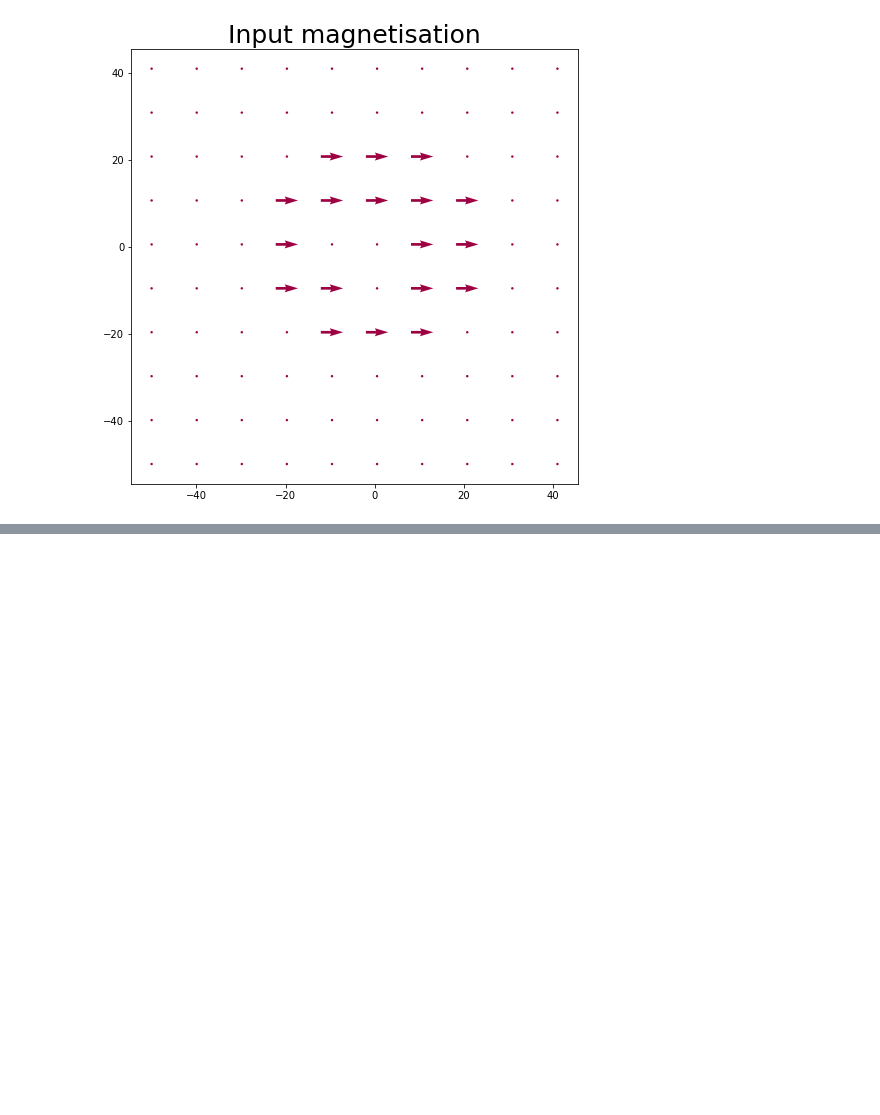
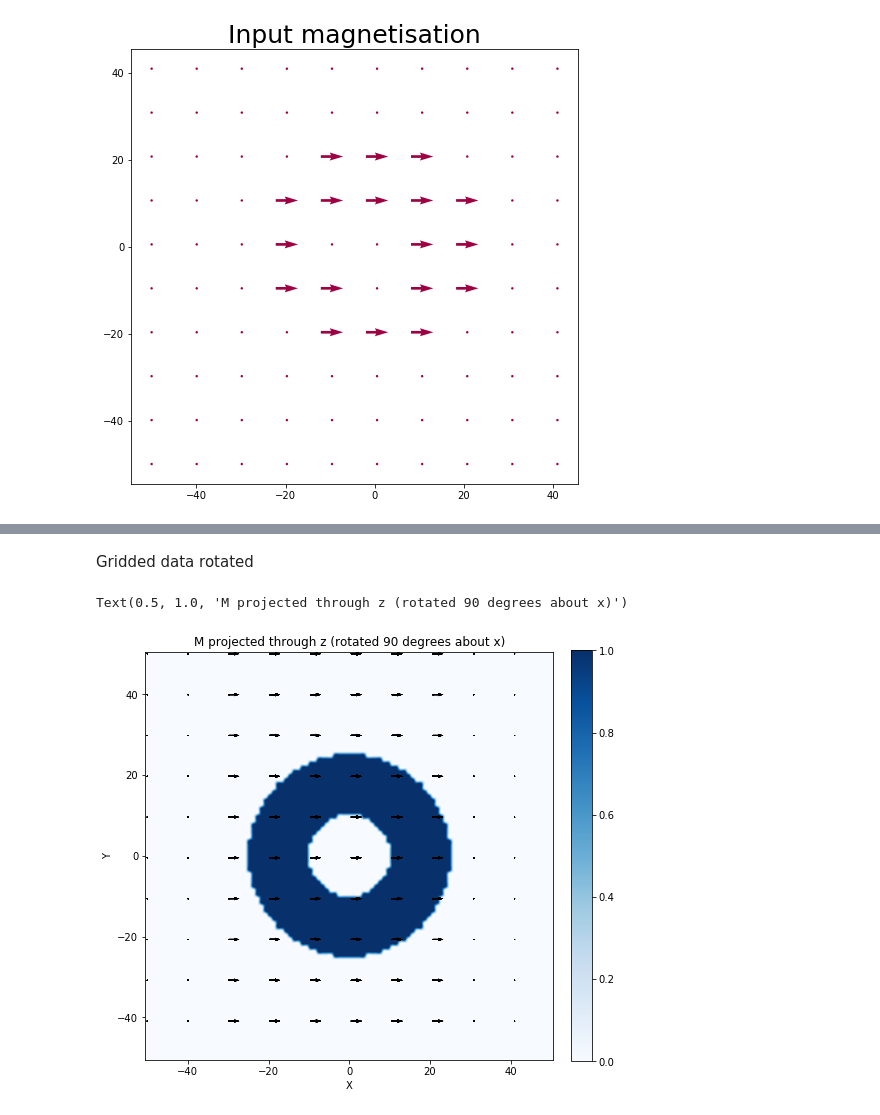
Before and after one commit to grlewis333/phd-work, a Jupyter notebook: holo-sim.ipynb, the cells around one changed output, grey strips where cells are left out. Drawn from its saved outputs; the diff is of its cells as text; code cells hidden in the pictures; blank space fills up the shorter version.

```diff
--- a/holo-sim.ipynb
+++ b/holo-sim.ipynb
@@ -561,0 +638,2 @@ Q = plt.quiver(X[::skip_arrow, ::skip_arrow, 0],
+# %% [markdown]
+Gridded data rotated
@@ -561,0 +663,36 @@ Q = plt.quiver(X[::skip_arrow, ::skip_arrow, 0],
+# %%
+# Extract data
+xrs = np.take(rot_dat,0,axis=1)
+yrs = np.take(rot_dat,1,axis=1)
+zrs = np.take(rot_dat,2,axis=1)
+mxrs = np.take(rot_dat,3,axis=1)
+myrs = np.take(rot_dat,4,axis=1)
+mzrs = np.take(rot_dat,5,axis=1)
+# %%
+Xr,Yr,Zr = xrs.reshape(n,n,n),yrs.reshape(n,n,n),zrs.reshape(n,n,n)
+MXr,MYr,MZr = mxrs.reshape(n,n,n),myrs.reshape(n,n,n),mzrs.reshape(n,n,n)
+# AFTER IT RESHAPES, THE COLUMN ORDER GOES TO Z Y X
+# %%
+# project
+# Project model
+mx_avgr = np.average(MXr,axis=2)
+my_avgr = np.average(MYr,axis=2)
+# %%
+# Plot rotated
+skip = 10
+
+
+f, ax = plt.subplots(ncols=1, figsize=(8, 8))
+mag_B = np.hypot(mx_avgr,my_avgr)
+pos = ax.imshow(mag_B,origin='lower', extent=[x_begin, x_end, y_begin, y_end],interpolation='spline16', cmap='Blues')
+f.colorbar(pos, ax=ax,fraction=0.046, pad=0.04)
+
+plt.quiver(Xr[0,::skip,::skip],Yr[0,::skip,::skip],mx_avgr,my_avgr,scale=40)
+#plt.quiver(Xr[::skip,::skip,0],Yr[::skip,::skip,0],MXr[::skip,::skip,0],MYr[::skip,::skip,0],scale=40)
+
+plt.xlabel('X')
+plt.ylabel('Y')
+plt.title('M projected through z (rotated %i degrees about x)' % (theta*360*0.5/np.pi))
+# %% [output]
+Text(0.5, 1.0, 'M projected through z (rotated 90 degrees about x)')
+[figure, added]
```
Also changed, not shown: parts of 18 cells of this notebook.
